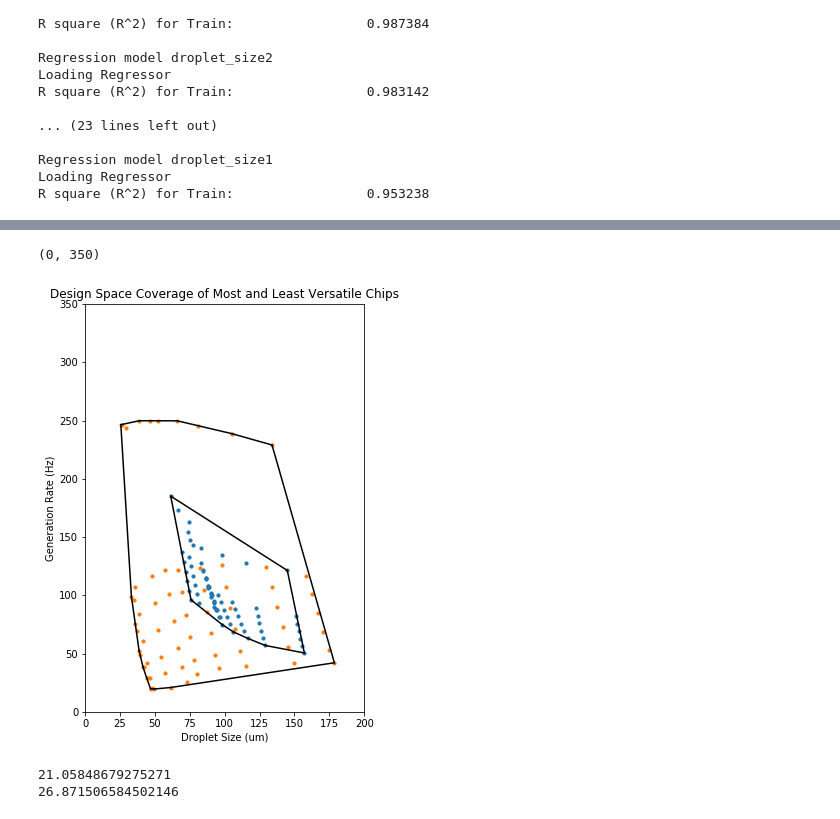
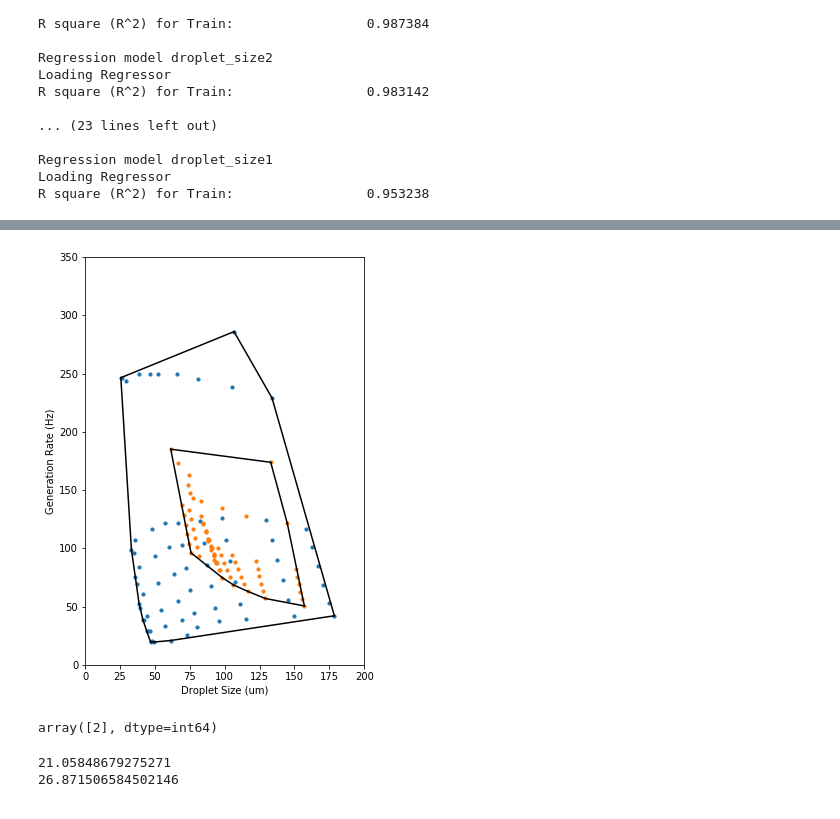
Before and after one commit to CIDARLAB/DAFD, a Jupyter notebook: versatility_analysis.ipynb, the cells around one changed output, grey strips where cells are left out. Saved outputs shown, nothing was run; the diff lists cells and outputs as text; code cells hidden in the pictures.

```diff
--- a/versatility_analysis.ipynb
+++ b/versatility_analysis.ipynb
@@ -31,7 +31,8 @@ chips = pd.read_csv("data/20220520_versatility_study/20220520_versatility_result
 all_results = pd.read_csv("data/20220520_allData.csv")
 
 # Filter results manually
-all_results = all_results.loc[all_results["regime"] == 1, :]
+#all_results = all_results.loc[all_results["regime"] == 1, :]
+all_results.rename(columns={"chip_number":"chip_num"}, inplace=True)
 #all_results = all_results.loc[all_results["diff"] < 50, :]
-#chips = chips.loc[chips["score"] != -1,:]
+chips = chips.loc[chips["score"] != -1,:]
 chips = chips.sort_values("score")
@@ -196,36 +170,41 @@ NameError: name 'all_results' is not defined
 # %%
 # Get Most and Least versatile devices and compare plots
 diff= 25
 highest_results = all_results.loc[all_results["chip_num"]==17627, :]#.loc[all_results["diff"]<diff,:]
 lowest_results = all_results.loc[all_results["chip_num"]==22531, :]#.loc[all_results["diff"]<diff,:]
 
 # highest_used = all_results.loc[all_results["chip_num"]==629, :]#.loc[all_results["diff"]<diff,:]
 # low_used = all_results.loc[all_results["chip_num"]==21495, :]#.loc[all_results["diff"]<diff,:]
 
 plt.figure(figsize=(5,7.5))
 
 #res_2 = results[3:]
 
-for x in [lowest_results, highest_results]:#, low_used, highest_used]:
-    sizes = x.loc[x.capillary_number<.25,:]["droplet_size"].tolist()
-    rates = x.loc[x.capillary_number<.25,:]["generation_rate"].tolist()
+for x in [highest_results, lowest_results]:#, low_used, highest_used]:
+    sizes = x["droplet_size"].tolist()
+    rates = x["generation_rate"].tolist()
     points = np.array([[sizes[i], rates[i]] for i in range(len(sizes))])
     hull = ConvexHull(points)
     plt.scatter(points[:,0], points[:,1], s=10)
     for simplex in hull.simplices:
         plt.plot(points[simplex, 0], points[simplex, 1], 'k-')
 
-plt.title("Design Space Coverage of Most and Least Versatile Chips")
+#plt.title("Design Space Coverage of Most versatile chip,\n with and without flow bounding to less versatile")
 plt.xlabel("Droplet Size (um)")
 plt.ylabel("Generation Rate (Hz)")
 #plt.legend(["not versatile", "versatile"])
 plt.xlim([0,200])
 plt.ylim([0,350])
-#plt.savefig("VersatilityExtremes_Compare.pdf")
+matplotlib.rcParams['pdf.fonttype'] = 42
+matplotlib.rcParams['ps.fonttype'] = 42
+plt.savefig("VersatilityExtremes_Compare.pdf")
 # ch_in_range.to_csv("99_101_versatility_overlaps.csv")
 # %% [output]
-(0, 350)
-[figure, old version]
+[figure, new version]
+# %%
+all_results.loc[all_results["chip_num"]==17627, :].regime.unique()
+# %% [output]
+array([2], dtype=int64)
 # %%
 highest_dict = highest_results.to_dict(orient="record")
 lowest_dict = lowest_results.to_dict(orient="record")
```
Also changed, not shown: parts of 35 cells of this notebook, 15 other files.
